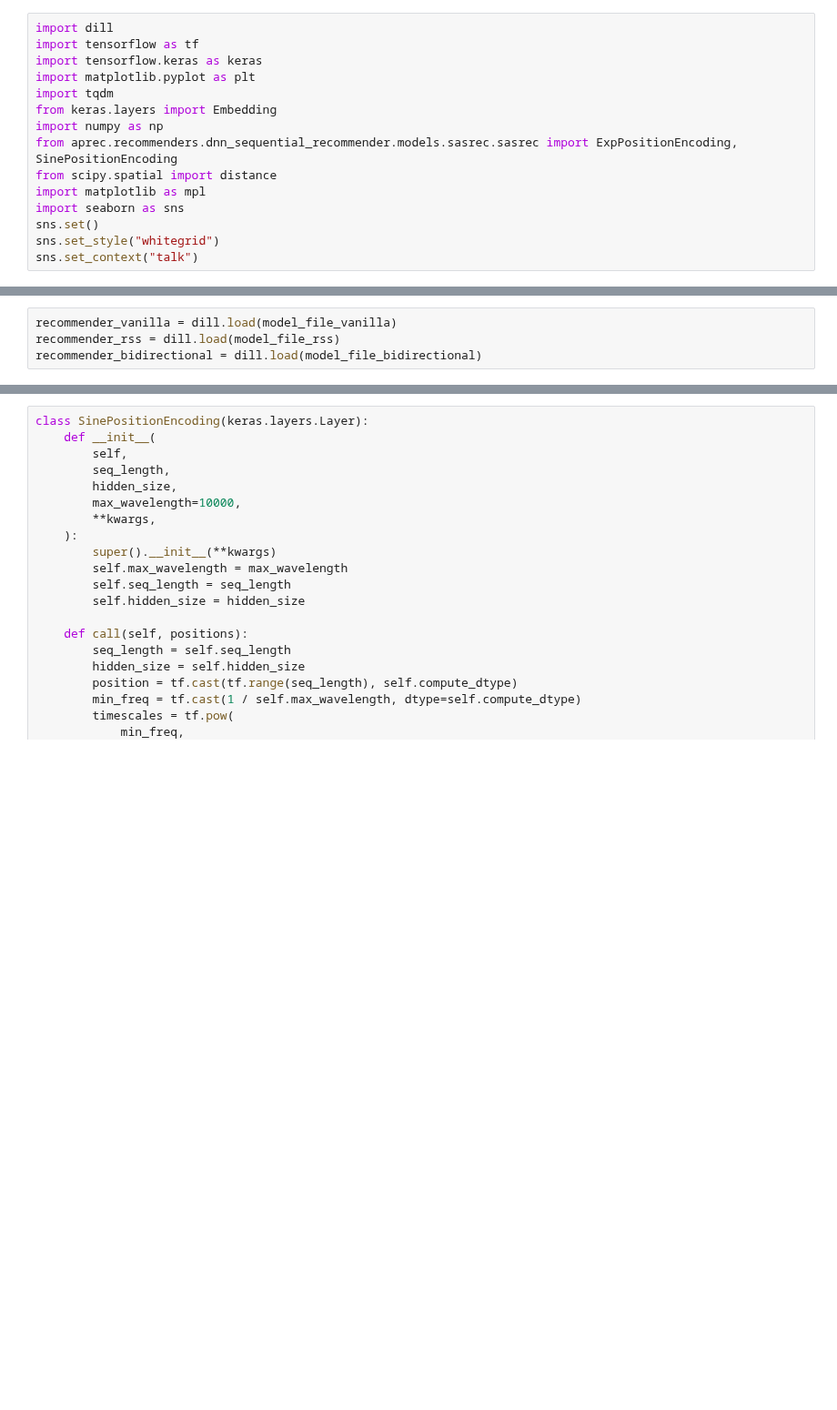
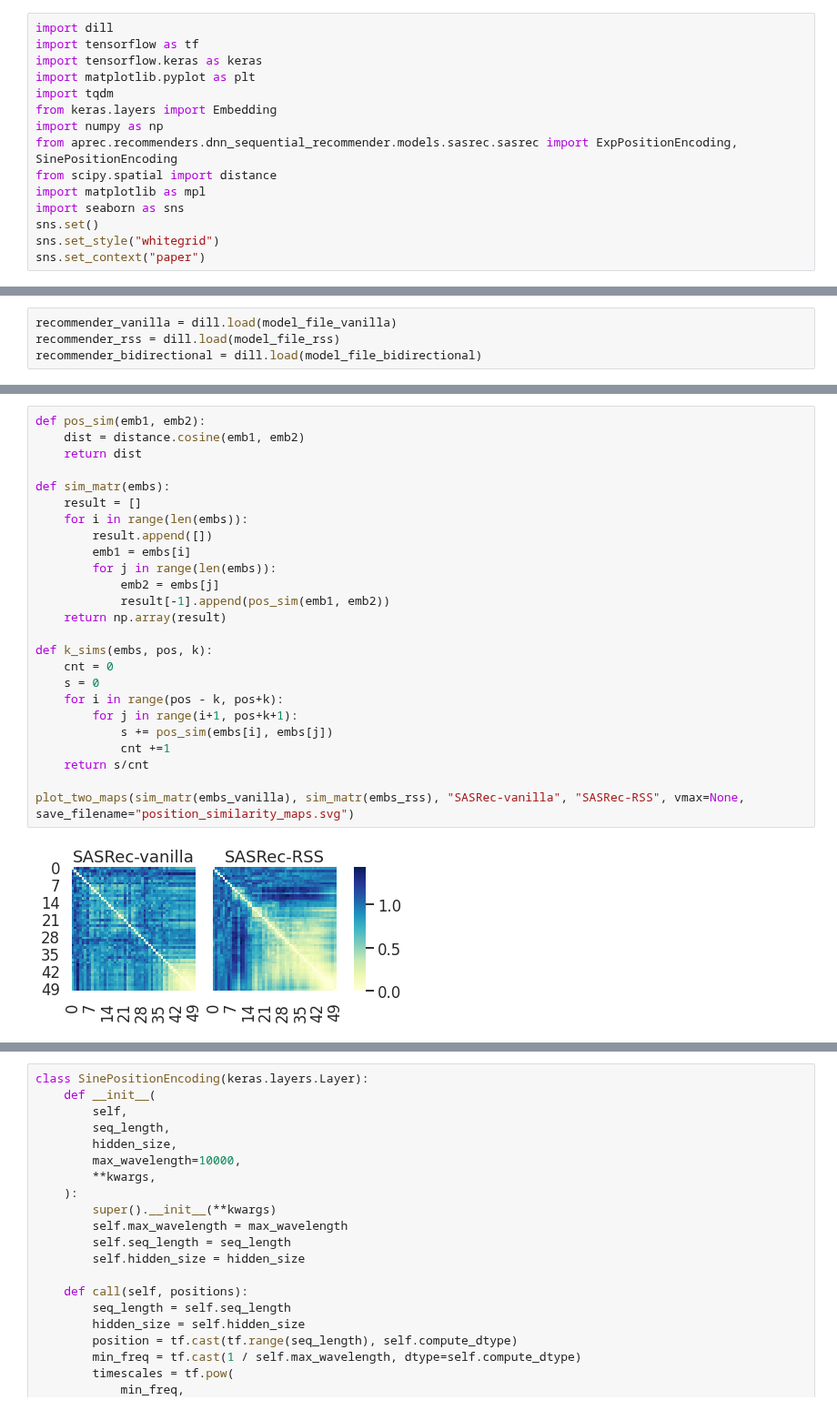
Before and after one commit to asash/gptrec_rl, a Jupyter notebook: evaluation/Sasrec-Rss-Attention-Analysis.ipynb, the cells around one changed output, grey strips where cells are left out. Shown at 91% size. Saved outputs shown, nothing was run; the diff lists cells and outputs as text; blank space fills up the shorter version.

```diff
--- a/evaluation/Sasrec-Rss-Attention-Analysis.ipynb
+++ b/evaluation/Sasrec-Rss-Attention-Analysis.ipynb
@@ -12,5 +12,5 @@ import matplotlib as mpl
 import seaborn as sns
 sns.set()
 sns.set_style("whitegrid")
-sns.set_context("talk")
+sns.set_context("paper")
 # %%
@@ -44,5 +63,32 @@ def plot_two_maps(map1, map2, title1, title2, vmax=None, save_filename=None):
     if save_filename is not None:
         f.savefig(save_filename)
+# %%
+def pos_sim(emb1, emb2):
+    dist = distance.cosine(emb1, emb2)
+    return dist
+
+def sim_matr(embs):
+    result = []
+    for i in range(len(embs)):
+        result.append([])
+        emb1 = embs[i]
+        for j in range(len(embs)):
+            emb2 = embs[j]
+            result[-1].append(pos_sim(emb1, emb2))
+    return np.array(result)
+
+def k_sims(embs, pos, k):
+    cnt = 0
+    s = 0
+    for i in range(pos - k, pos+k):
+        for j in range(i+1, pos+k+1):
+            s += pos_sim(embs[i], embs[j])
+            cnt +=1
+    return s/cnt
+
+plot_two_maps(sim_matr(embs_vanilla), sim_matr(embs_rss), "SASRec-vanilla", "SASRec-RSS", vmax=None, save_filename="position_similarity_maps.svg")
+# %% [output]
+[figure, added]
 # %%
 def get_attention_maps(user_id, model, layer=0):
     inputs = model.get_model_inputs(user_id)[0]
```
Also changed, not shown: parts of 12 cells of this notebook.
